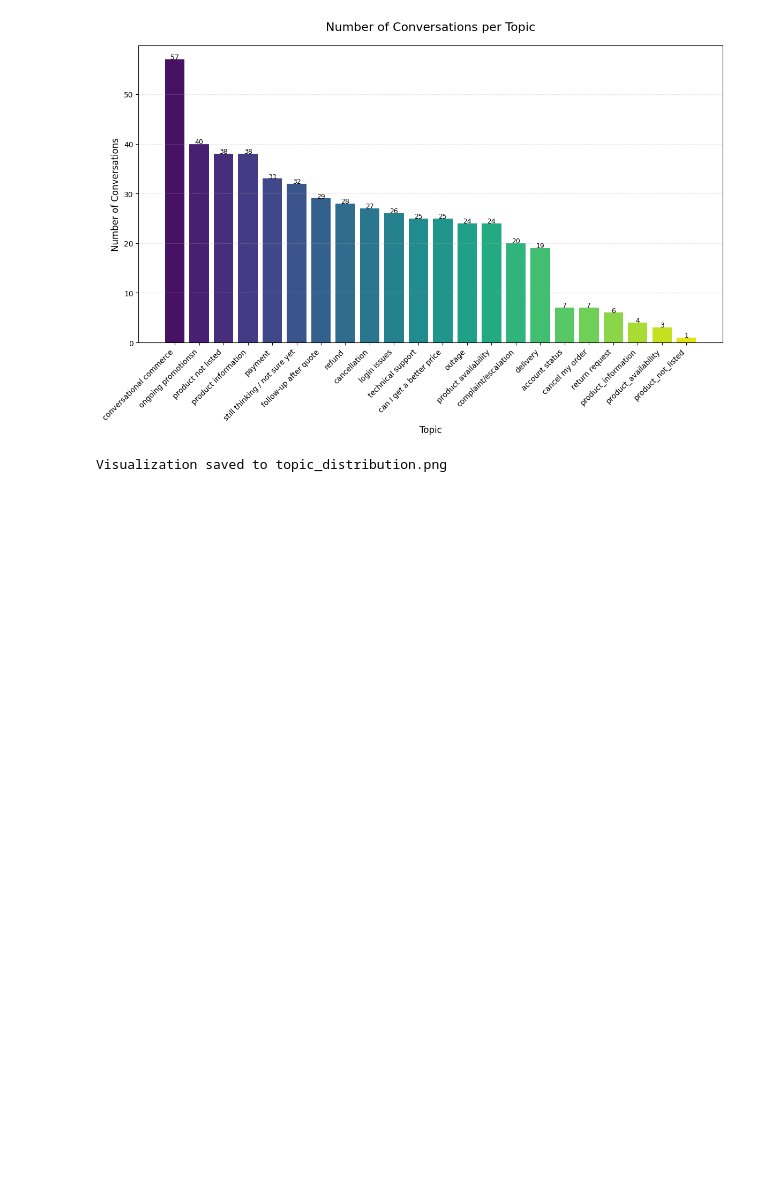
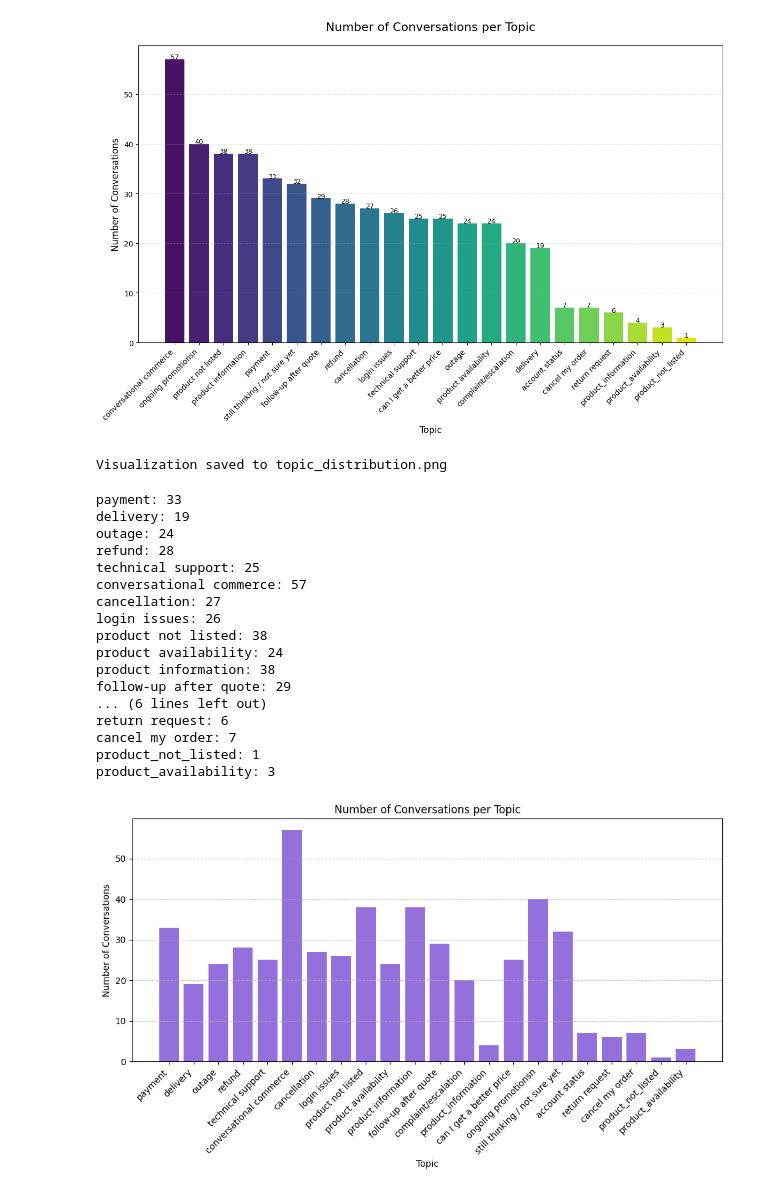
Before and after one commit to Hiida3li/DE-cycle, a Jupyter notebook: src/data_explorations/eda_01.ipynb, the cells around one changed output. Saved outputs shown, nothing was run; the diff lists cells and outputs as text; code cells hidden in the pictures; blank space fills up the shorter version.

```diff
--- a/src/data_explorations/eda_01.ipynb
+++ b/src/data_explorations/eda_01.ipynb
@@ -63,3 +63,46 @@ cancellation: 27
 login issues: 26
 [figure]
 Visualization saved to topic_distribution.png
+# %%
+import json
+import matplotlib.pyplot as plt
+from collections import Counter
+
+with open("gulf_chats_merged.json", "r") as f:
+    data = json.load(f)
+
+topics = [chat["chat_id"].rsplit("_", 1)[0].strip() for chat in data]
+
+topic_counts = Counter(topics)
+
+for topic, count in topic_counts.items():
+    print(f"{topic}: {count}")
+
+plt.figure(figsize=(10, 6))
+plt.bar(topic_counts.keys(), topic_counts.values(), color="mediumpurple")
+plt.xticks(rotation=45, ha="right")
+plt.title("Number of Conversations per Topic")
+plt.xlabel("Topic")
+plt.ylabel("Number of Conversations")
+plt.tight_layout()
+plt.grid(axis='y', linestyle='--', alpha=0.7)
+plt.show()
+# %% [output]
+payment: 33
+delivery: 19
+outage: 24
+refund: 28
+technical support: 25
+conversational commerce: 57
+cancellation: 27
+login issues: 26
+product not listed: 38
+product availability: 24
+product information: 38
+follow-up after quote: 29
+... (6 lines left out)
+return request: 6
+cancel my order: 7
+product_not_listed: 1
+product_availability: 3
+[figure, added]
```
